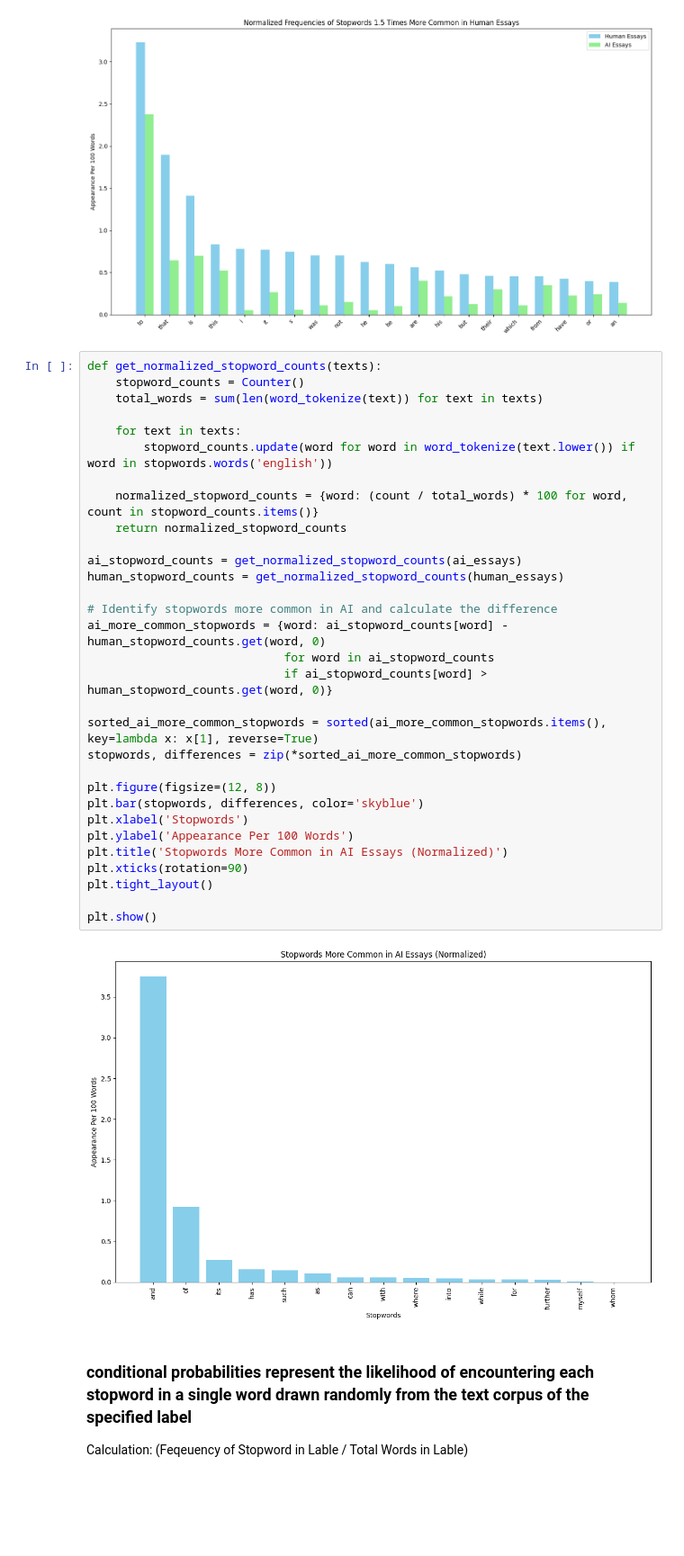
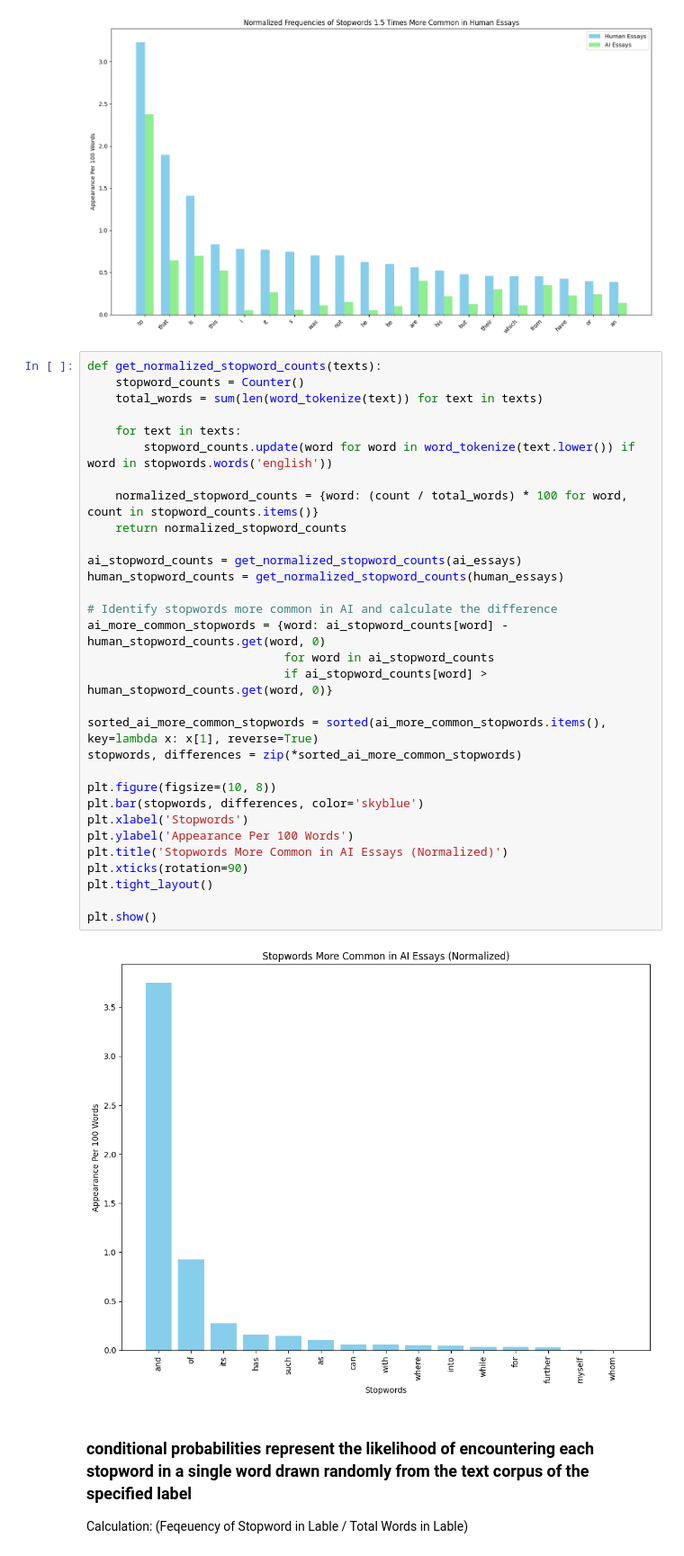
Before and after one commit to BroganDev21/Senior-Project, a Jupyter notebook: SeniorProject.ipynb, the cells around one changed output. Shown at 90% size. Saved outputs shown, nothing was run; the diff lists cells and outputs as text; blank space fills up the shorter version.

```diff
--- a/SeniorProject.ipynb
+++ b/SeniorProject.ipynb
@@ -439,35 +455,35 @@ plt.show()
 def get_normalized_stopword_counts(texts):
     stopword_counts = Counter()
     total_words = sum(len(word_tokenize(text)) for text in texts)
 
     for text in texts:
         stopword_counts.update(word for word in word_tokenize(text.lower()) if word in stopwords.words('english'))
 
     normalized_stopword_counts = {word: (count / total_words) * 100 for word, count in stopword_counts.items()}
     return normalized_stopword_counts
 
 ai_stopword_counts = get_normalized_stopword_counts(ai_essays)
 human_stopword_counts = get_normalized_stopword_counts(human_essays)
 
 # Identify stopwords more common in AI and calculate the difference
 ai_more_common_stopwords = {word: ai_stopword_counts[word] - human_stopword_counts.get(word, 0)
                             for word in ai_stopword_counts
                             if ai_stopword_counts[word] > human_stopword_counts.get(word, 0)}
 
 sorted_ai_more_common_stopwords = sorted(ai_more_common_stopwords.items(), key=lambda x: x[1], reverse=True)
 stopwords, differences = zip(*sorted_ai_more_common_stopwords)
 
-plt.figure(figsize=(12, 8))
+plt.figure(figsize=(10, 8))
 plt.bar(stopwords, differences, color='skyblue')
 plt.xlabel('Stopwords')
 plt.ylabel('Appearance Per 100 Words')
 plt.title('Stopwords More Common in AI Essays (Normalized)')
 plt.xticks(rotation=90)
 plt.tight_layout()
 
 plt.show()
 # %% [output]
-[figure, old version]
+[figure, new version]
 # %% [markdown]
 ### conditional probabilities represent the likelihood of encountering each stopword in a single word drawn randomly from the text corpus of the specified label
 
```
Also changed, not shown: parts of 17 cells of this notebook.
